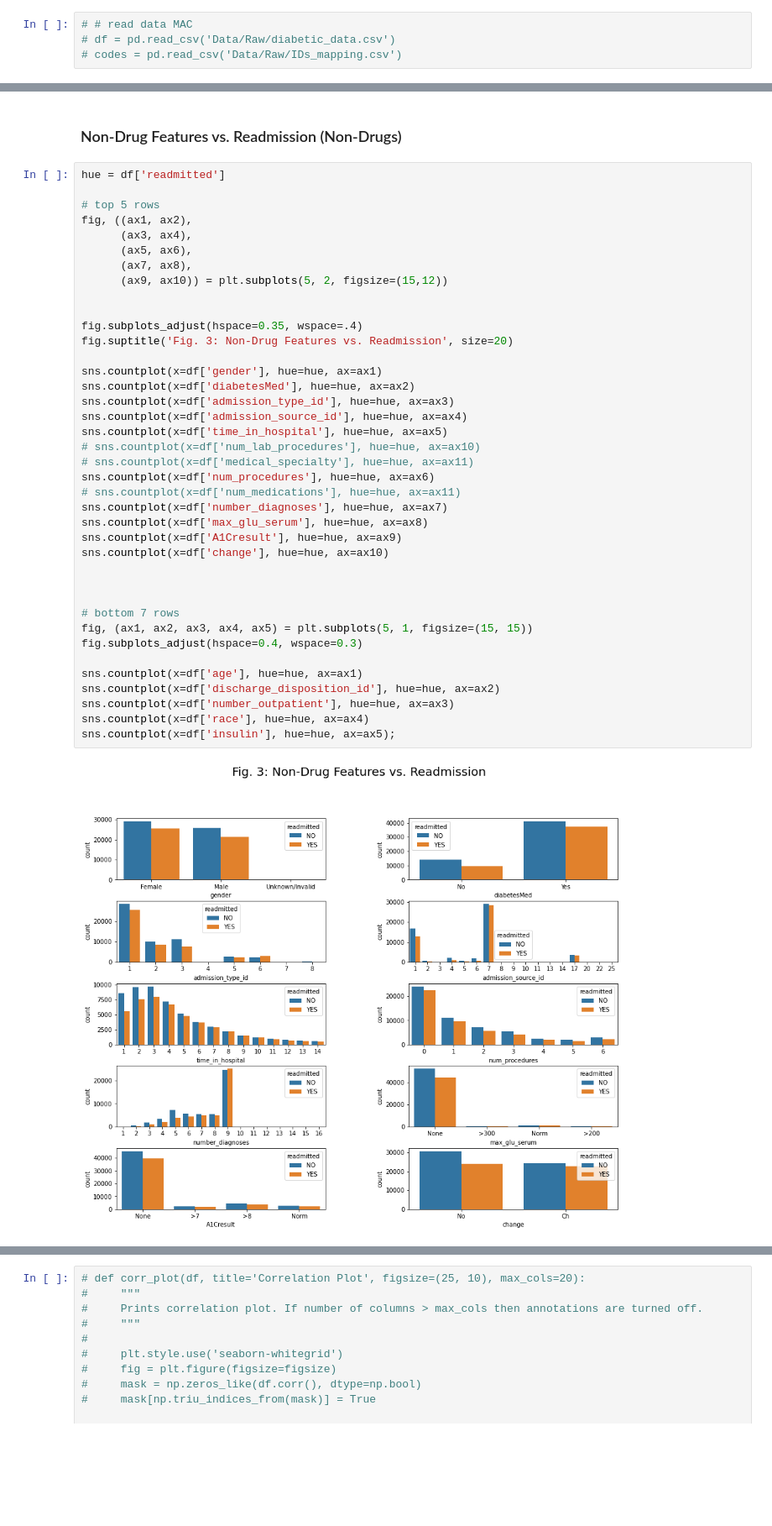
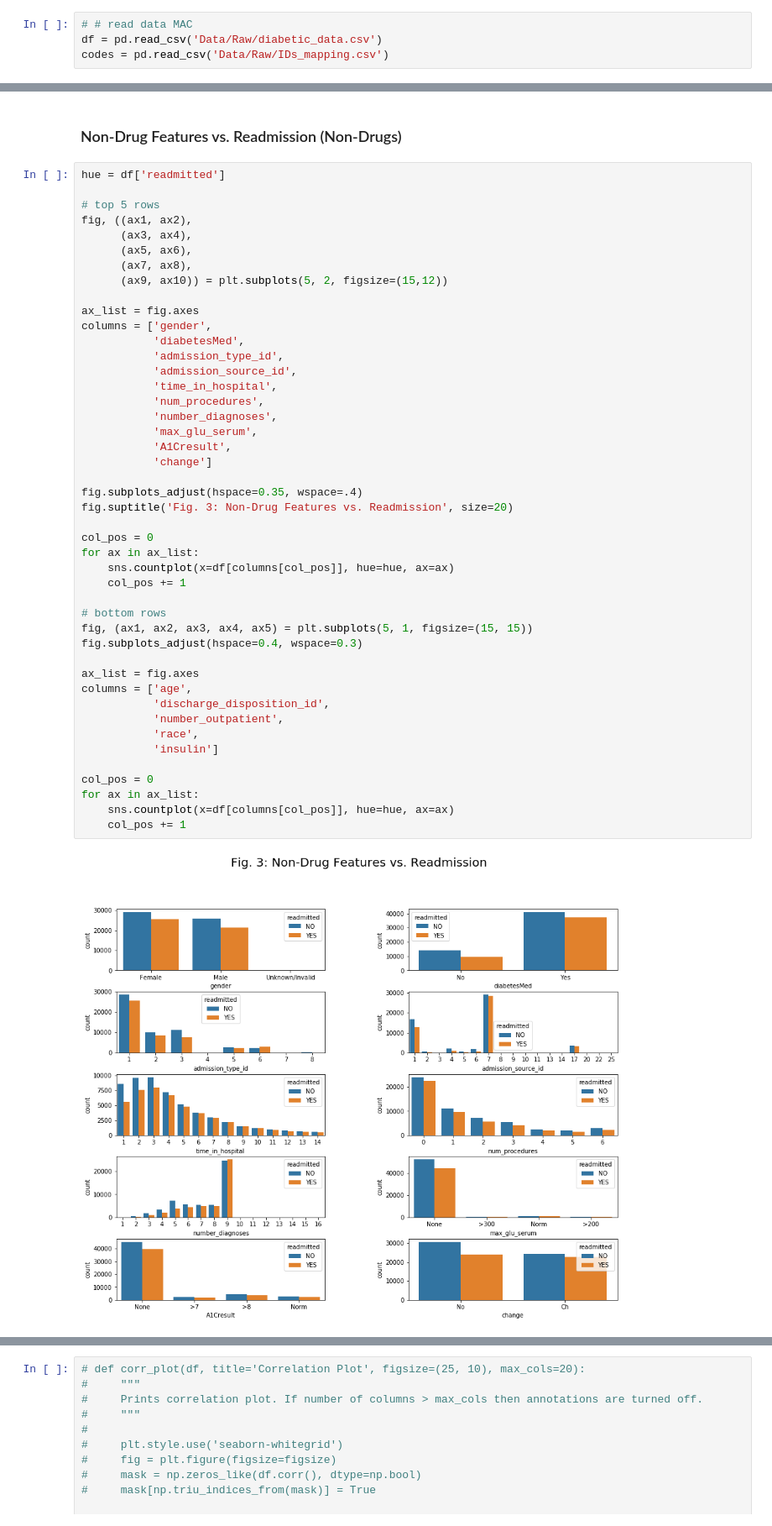
Before and after one commit to alexanderblindsey/hospital_readmissions, a Jupyter notebook: Binary Outcome.ipynb, the cells around one changed output, grey strips where cells are left out. Shown at 84% size. Saved outputs shown, nothing was run; the diff lists cells and outputs as text; blank space fills up the shorter version.

```diff
--- a/Binary Outcome.ipynb
+++ b/Binary Outcome.ipynb
@@ -63,7 +63,7 @@ codes = pd.read_csv(PATH_codes)
 # %%
 # # read data MAC
-# df = pd.read_csv('Data/Raw/diabetic_data.csv')
-# codes = pd.read_csv('Data/Raw/IDs_mapping.csv')
+df = pd.read_csv('Data/Raw/diabetic_data.csv')
+codes = pd.read_csv('Data/Raw/IDs_mapping.csv')
 # %% [markdown]
 ## Clean Data
 
@@ -207,41 +207,47 @@ plt.xlabel('');
 # %%
 hue = df['readmitted']
 
 # top 5 rows
 fig, ((ax1, ax2),
       (ax3, ax4),
       (ax5, ax6),
       (ax7, ax8),
       (ax9, ax10)) = plt.subplots(5, 2, figsize=(15,12))
 
+ax_list = fig.axes
+columns = ['gender',
+           'diabetesMed',
+           'admission_type_id',
+           'admission_source_id',
+           'time_in_hospital',
+           'num_procedures',
+           'number_diagnoses',
+           'max_glu_serum',
+           'A1Cresult',
+           'change']
 
 fig.subplots_adjust(hspace=0.35, wspace=.4)
 fig.suptitle('Fig. 3: Non-Drug Features vs. Readmission', size=20)
 
-sns.countplot(x=df['gender'], hue=hue, ax=ax1)
-sns.countplot(x=df['diabetesMed'], hue=hue, ax=ax2)
-sns.countplot(x=df['admission_type_id'], hue=hue, ax=ax3)
-sns.countplot(x=df['admission_source_id'], hue=hue, ax=ax4)
-sns.countplot(x=df['time_in_hospital'], hue=hue, ax=ax5)
-# sns.countplot(x=df['num_lab_procedures'], hue=hue, ax=ax10)
-# sns.countplot(x=df['medical_specialty'], hue=hue, ax=ax11)
-sns.countplot(x=df['num_procedures'], hue=hue, ax=ax6)
-# sns.countplot(x=df['num_medications'], hue=hue, ax=ax11)
-sns.countplot(x=df['number_diagnoses'], hue=hue, ax=ax7)
-sns.countplot(x=df['max_glu_serum'], hue=hue, ax=ax8)
-sns.countplot(x=df['A1Cresult'], hue=hue, ax=ax9)
-sns.countplot(x=df['change'], hue=hue, ax=ax10)
+col_pos = 0
+for ax in ax_list:
+    sns.countplot(x=df[columns[col_pos]], hue=hue, ax=ax)
+    col_pos += 1
 
-
-
-# bottom 7 rows
+# bottom rows
 fig, (ax1, ax2, ax3, ax4, ax5) = plt.subplots(5, 1, figsize=(15, 15))
 fig.subplots_adjust(hspace=0.4, wspace=0.3)
 
-sns.countplot(x=df['age'], hue=hue, ax=ax1)
-sns.countplot(x=df['discharge_disposition_id'], hue=hue, ax=ax2)
-sns.countplot(x=df['number_outpatient'], hue=hue, ax=ax3)
-sns.countplot(x=df['race'], hue=hue, ax=ax4)
-sns.countplot(x=df['insulin'], hue=hue, ax=ax5);
+ax_list = fig.axes
+columns = ['age',
+           'discharge_disposition_id',
+           'number_outpatient',
+           'race',
+           'insulin']
+
+col_pos = 0
+for ax in ax_list:
+    sns.countplot(x=df[columns[col_pos]], hue=hue, ax=ax)
+    col_pos += 1
 # %% [output]
-[figure, old version]
+[figure, new version]
```
Also changed, not shown: parts of 6 cells of this notebook.
